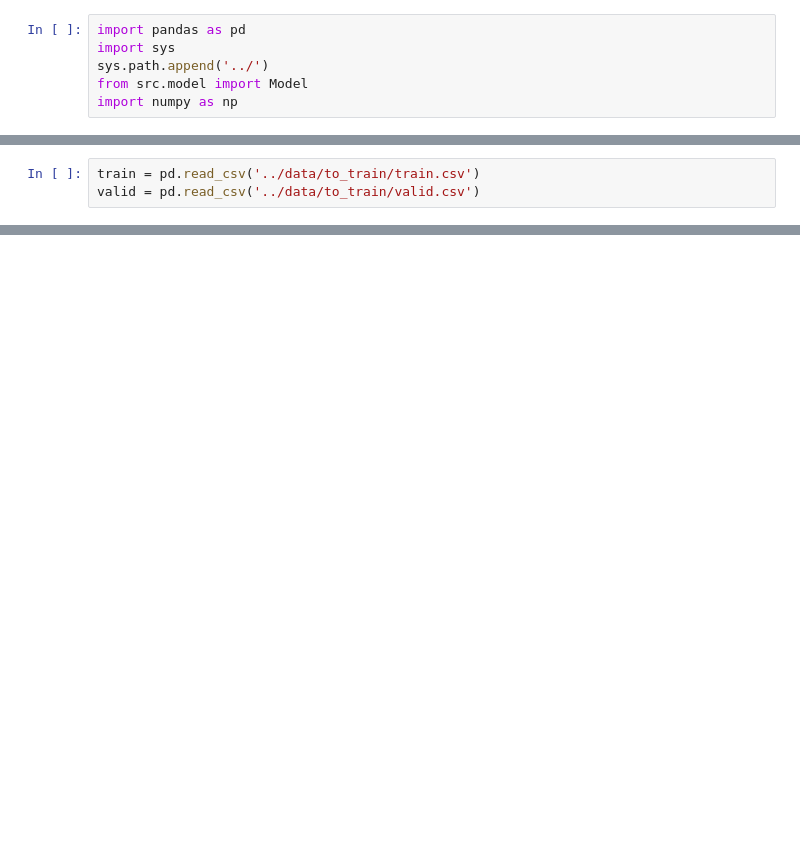
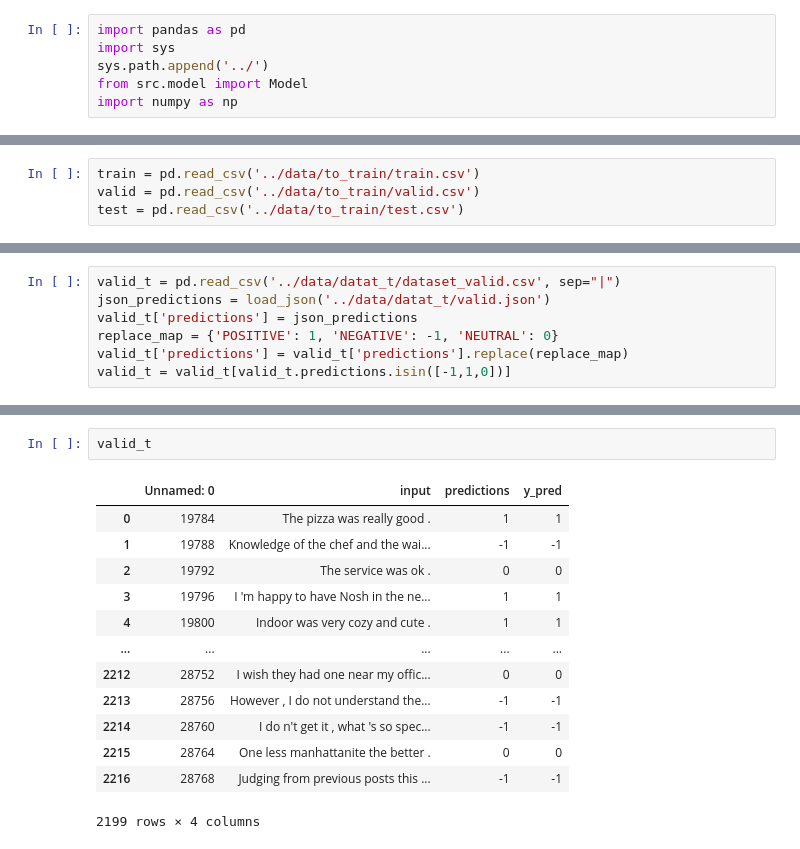
Before and after one commit to JohnnyNovaes/sentiment-classifier, a Jupyter notebook: notebooks/error_analysis.ipynb, the cells around one changed output, grey strips where cells are left out. Drawn from its saved outputs; the diff is of its cells as text; blank space fills up the shorter version.

```diff
--- a/notebooks/error_analysis.ipynb
+++ b/notebooks/error_analysis.ipynb
@@ -13,6 +28,7 @@ def list2Xtrain(data):
 # %%
 train = pd.read_csv('../data/to_train/train.csv')
 valid = pd.read_csv('../data/to_train/valid.csv')
+test = pd.read_csv('../data/to_train/test.csv')
 # %%
     X_train = list2Xtrain(train)
     X_valid = list2Xtrain(valid)
@@ -41,0 +65,7 @@ train_final[train_final.y_pred != train_final.predictions]
+# %%
+valid_t = pd.read_csv('../data/datat_t/dataset_valid.csv', sep="|")
+json_predictions = load_json('../data/datat_t/valid.json')
+valid_t['predictions'] = json_predictions
+replace_map = {'POSITIVE': 1, 'NEGATIVE': -1, 'NEUTRAL': 0}
+valid_t['predictions'] = valid_t['predictions'].replace(replace_map)
+valid_t = valid_t[valid_t.predictions.isin([-1,1,0])]
@@ -41,0 +95,16 @@ train_final[train_final.y_pred != train_final.predictions]
+# %%
+valid_t
+# %% [output]
+|  | Unnamed: 0 | input | predictions | y_pred |
+| 0 | 19784 | The pizza was really good . | 1 | 1 |
+| 1 | 19788 | Knowledge of the chef and the wai... | -1 | -1 |
+| 2 | 19792 | The service was ok . | 0 | 0 |
+| 3 | 19796 | I 'm happy to have Nosh in the ne... | 1 | 1 |
+| 4 | 19800 | Indoor was very cozy and cute . | 1 | 1 |
+| ... | ... | ... | ... | ... |
+| 2212 | 28752 | I wish they had one near my offic... | 0 | 0 |
+| 2213 | 28756 | However , I do not understand the... | -1 | -1 |
+| 2214 | 28760 | I do n't get it , what 's so spec... | -1 | -1 |
+| 2215 | 28764 | One less manhattanite the better . | 0 | 0 |
+| 2216 | 28768 | Judging from previous posts this ... | -1 | -1 |
+2199 rows × 4 columns
```
Also changed, not shown: parts of 12 cells of this notebook, 16 other files.
